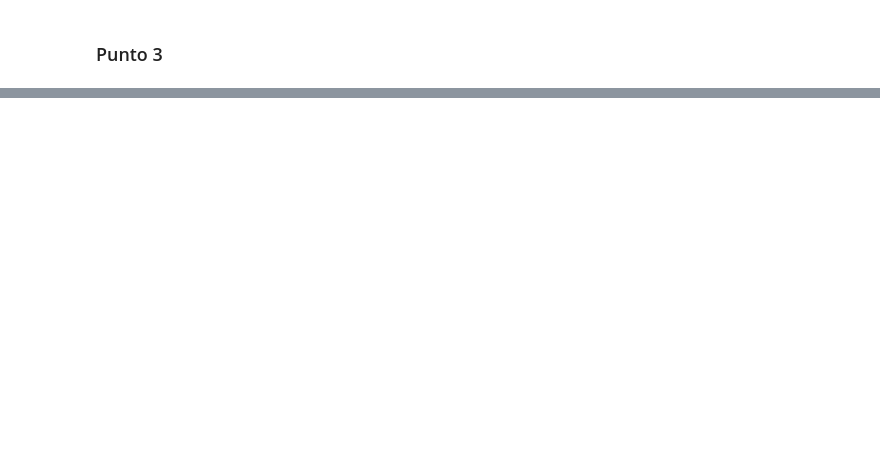
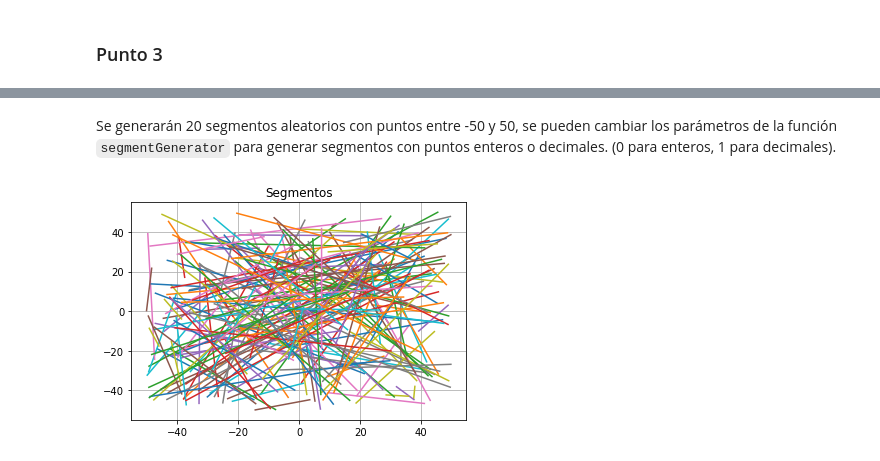
Before and after one commit to dleyvacastro/Geo, a Jupyter notebook: Taller1.ipynb, the cells around one changed output, grey strips where cells are left out. Saved outputs shown, nothing was run; the diff lists cells and outputs as text; code cells hidden in the pictures; blank space fills up the shorter version.

```diff
--- a/Taller1.ipynb
+++ b/Taller1.ipynb
@@ -363,0 +682,31 @@ Lowertangent: (1.2508, 0.1982) and (4.0876, 0.2972)
+# %% [markdown]
+Se generarán 20 segmentos aleatorios con puntos entre -50 y 50, se pueden cambiar los parámetros de la función `segmentGenerator` para generar segmentos con puntos enteros o decimales. (0 para enteros, 1 para decimales).
+# %%
+S = segmentGenerator(200, 50, type=1)
+#S = [Segment(Point(0,-1), Point(1,0)),Segment(Point(1,0), Point(0,1)),Segment(Point(0,1), Point(-1,0)),Segment(Point(-1,0), Point(0,-1)),
+#Segment(Point(0,0), Point(1,1)),Segment(Point(1,1), Point(2,0)),Segment(Point(2,0), Point(1,-1)),Segment(Point(1,-1), Point(0,0))]
+#S = [Segment(Point(0,0), Point(1,0))]
+for i in S:
+    i.add2plot()
+
+plt.title("Segmentos")
+plt.grid(1)
+plt.show()
+
+s = SweepLine(S)
+# Si se quieren ver los estados de la linea de barrido cambiar el 0 por 1, recuerde que esta limitado a 5 segmentos.
+I = s.findIntersections(plot=0)
+intersectionPoints = [i[0][0] for i in I]
+for i in S:
+    i.add2plot('b')
+for i in intersectionPoints:
+    plt.plot(i.x, i.y, 'ro')
+
+plt.title("Intersecciones")
+plt.grid(1)
+plt.show()
+print(f"Intersecciones encontradas: {len(I)}")
+for i in I:
+    pprint.pprint(i[0][0])
+# %% [output]
+[figure, added]
```
Also changed, not shown: parts of 19 cells of this notebook.
